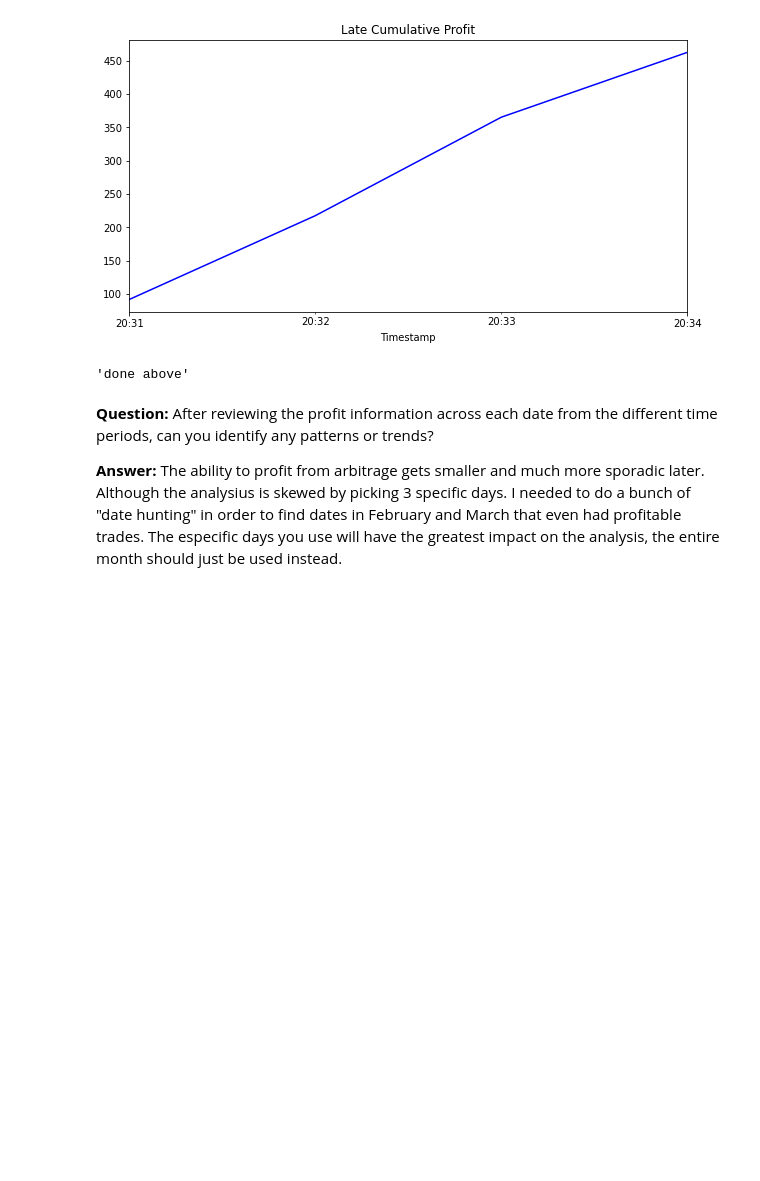
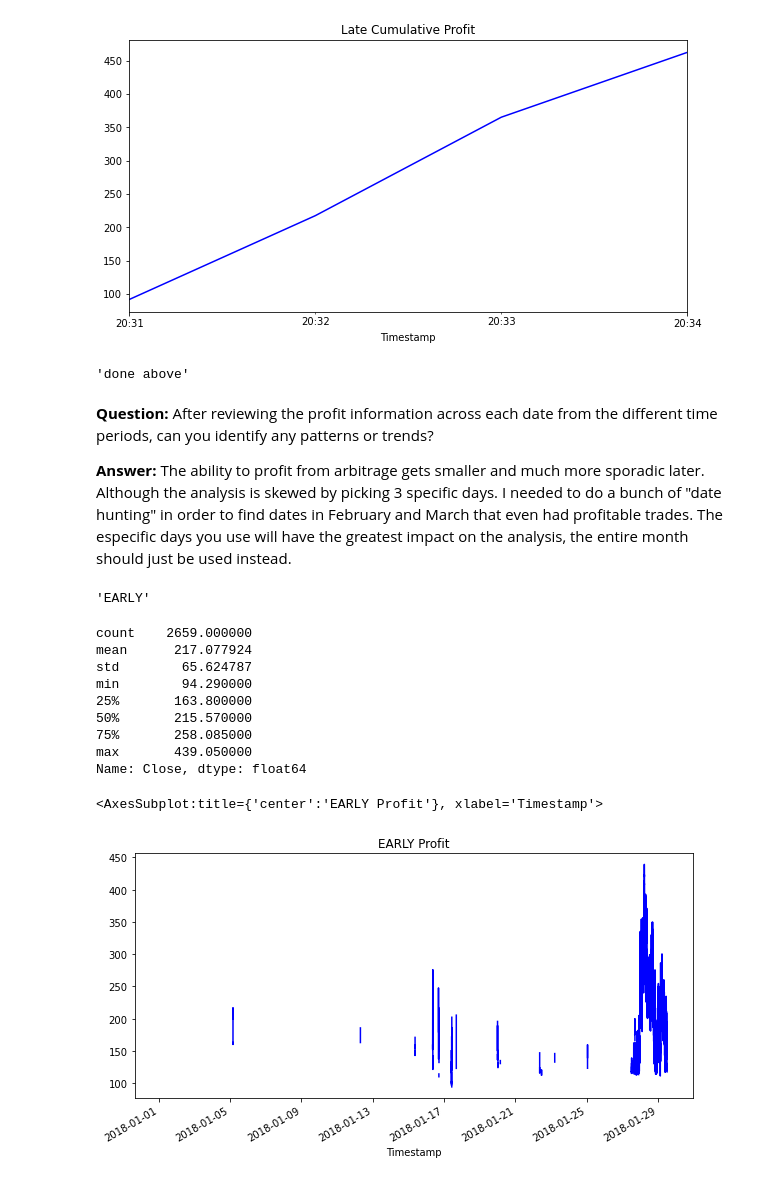
Before and after one commit to canavm2/module_3_challenge, a Jupyter notebook: crypto_arbitrage.ipynb, the cells around one changed output. Drawn from its saved outputs; the diff is of its cells as text; code cells hidden in the pictures; blank space fills up the shorter version.

```diff
--- a/crypto_arbitrage.ipynb
+++ b/crypto_arbitrage.ipynb
@@ -798,4 +792,41 @@ cumulative_profit_late.plot(figsize=(10,5), title='Late Cumulative Profit', colo
 # %% [markdown]
 **Question:** After reviewing the profit information across each date from the different time periods, can you identify any patterns or trends?
 
-**Answer:** The ability to profit from arbitrage gets smaller and much more sporadic later.  Although the analysius is skewed by picking 3 specific days.  I needed to do a bunch of "date hunting" in order to find dates in February and March that even had profitable trades.  The especific days you use will have the greatest impact on the analysis, the entire month should just be used instead.
+**Answer:** The ability to profit from arbitrage gets smaller and much more sporadic later.  Although the analysis is skewed by picking 3 specific days.  I needed to do a bunch of "date hunting" in order to find dates in February and March that even had profitable trades.  The especific days you use will have the greatest impact on the analysis, the entire month should just be used instead.
+# %%
+early = "2018-01"
+middle = "2018-02"
+late = "2018-03"
+
+arbitrage_spread_early = bitstamp_sliced.loc[early] - coinbase_sliced.loc[early]
+arbitrage_spread_middle = bitstamp_sliced.loc[middle] - coinbase_sliced.loc[middle]
+arbitrage_spread_late = bitstamp_sliced.loc[late] - coinbase_sliced.loc[late]
+
+spread_return_early = arbitrage_spread_early / coinbase_sliced.loc[early]
+spread_return_middle = arbitrage_spread_middle / coinbase_sliced.loc[middle]
+spread_return_late = arbitrage_spread_late / coinbase_sliced.loc[late]
+
+profitable_trades_early = spread_return_early[spread_return_early > 0.01]
+profitable_trades_middle = spread_return_middle[spread_return_middle > 0.01]
+profitable_trades_late = spread_return_late[spread_return_late > 0.01]
+
+profit_early = profitable_trades_early * coinbase_sliced.loc[early]
+profit_middle = profitable_trades_middle * coinbase_sliced.loc[middle]
+profit_late = profitable_trades_late * coinbase_sliced.loc[late]
+
+display("EARLY")
+display(profit_early.describe())
+profit_early.plot(figsize=(10,5), title='EARLY Profit', color='Blue')
+# %% [output]
+'EARLY'
+count    2659.000000
+mean      217.077924
+std        65.624787
+min        94.290000
+25%       163.800000
+50%       215.570000
+75%       258.085000
+max       439.050000
+Name: Close, dtype: float64
+<AxesSubplot:title={'center':'EARLY Profit'}, xlabel='Timestamp'>
+[figure, added]
```
Also changed, not shown: parts of 4 cells of this notebook, 1 other file.
